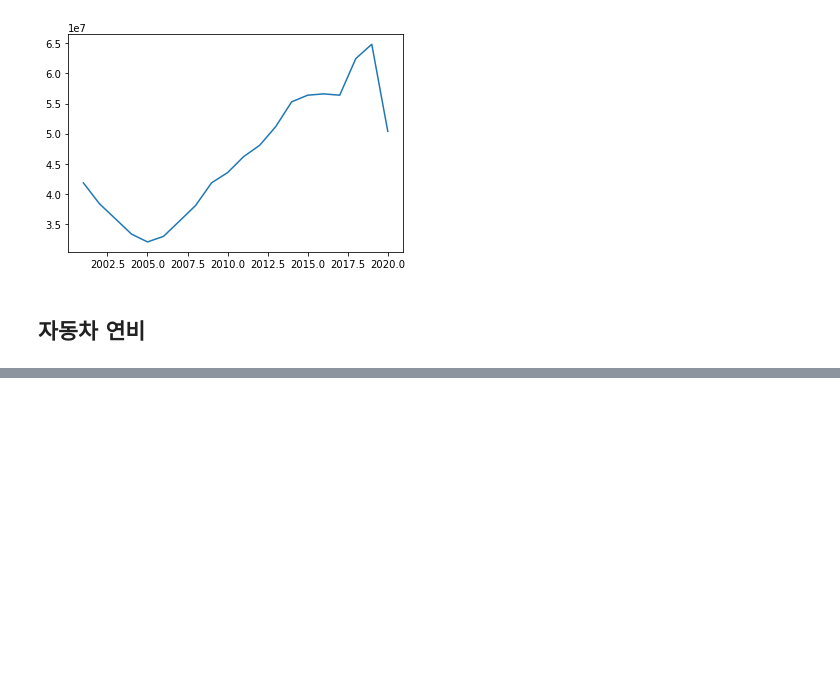
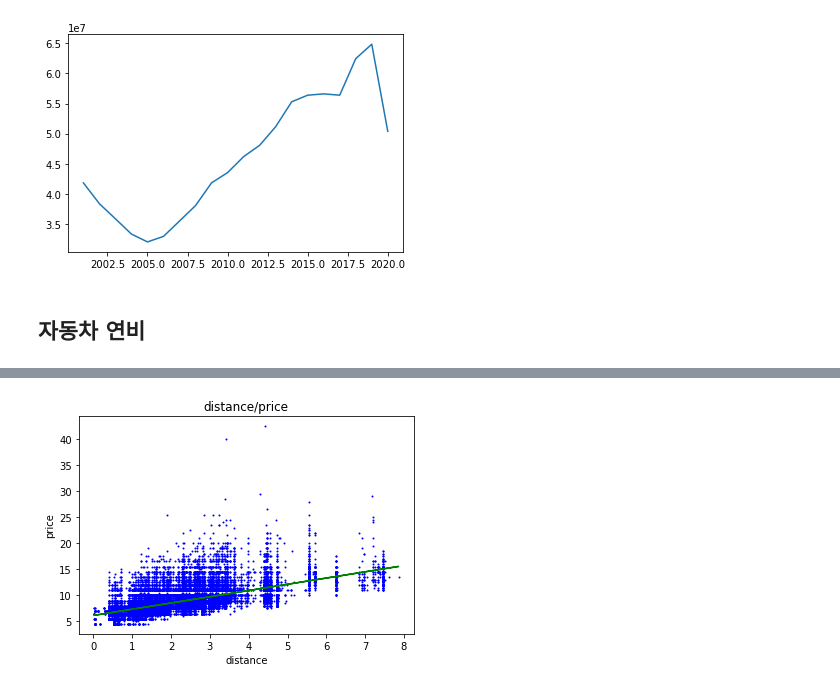
Before and after one commit to L2egg/L2egg, a Jupyter notebook: 제주도.ipynb, the cells around one changed output, grey strips where cells are left out. Cells and saved outputs as stored; diff of their text form; code cells hidden in the pictures; blank space fills up the shorter version.

```diff
--- a/제주도.ipynb
+++ b/제주도.ipynb
@@ -294,0 +286,9 @@ plt.show()
+# %%
+plt.scatter(X,y,color='blue', s=1) # 산점도
+plt.plot(X,y_pred, color='green') # 선 그래프
+plt.title("distance/price")
+plt.xlabel('distance')
+plt.ylabel('price')
+plt.show()
+# %% [output]
+[figure, added]
```
Also changed, not shown: parts of 13 cells of this notebook.
